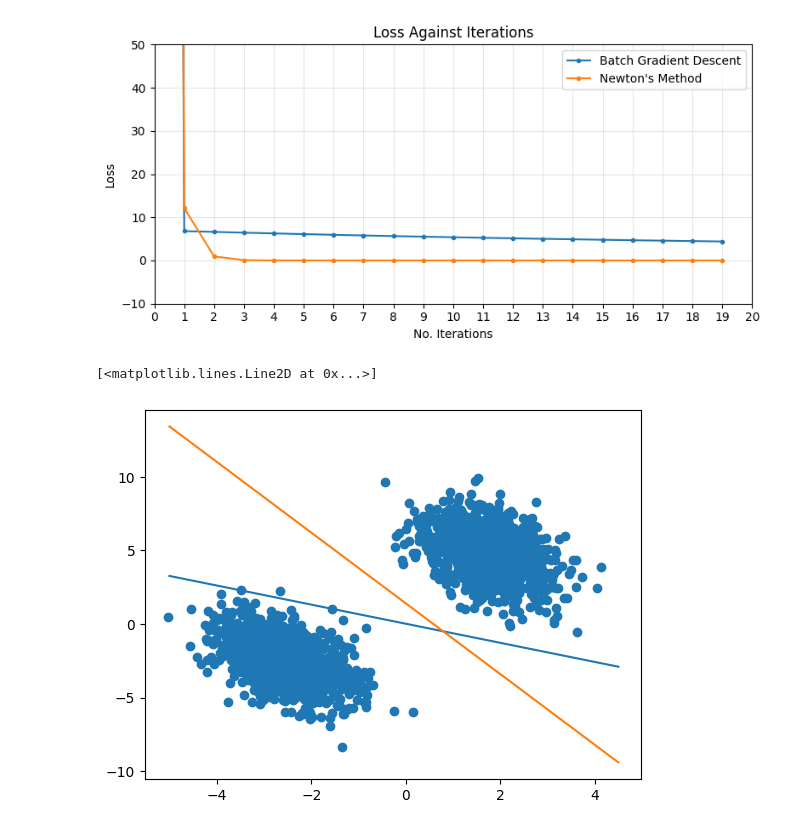
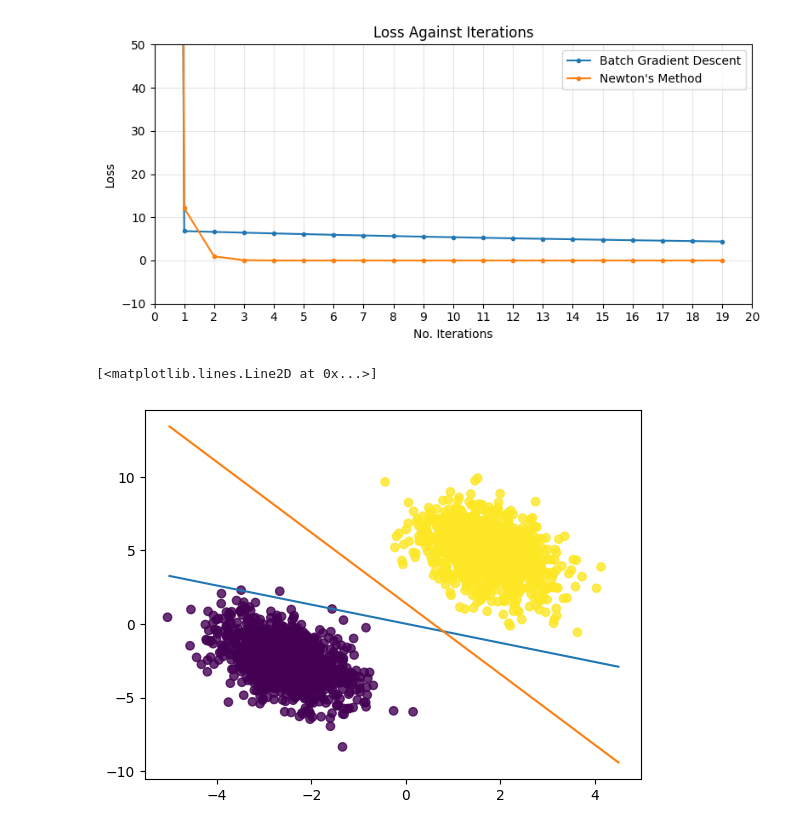
Before and after one commit to pulasthi-u/en3150-assignment02, a Jupyter notebook: A02.ipynb, the cells around one changed output. Saved outputs shown, nothing was run; the diff lists cells and outputs as text; code cells hidden in the pictures.

```diff
--- a/A02.ipynb
+++ b/A02.ipynb
@@ -177,29 +179,34 @@ for i in range(20):
 # %%
 ## Newton's Method
 
-# Initialize weights
-np.random.seed(1)
-w_NM = np.zeros((X.shape[1], 1))
+def NM(X, y, lr, max_iter=20):
+    # Initialize weights
+    np.random.seed(1)
+    w_NM = np.zeros((X.shape[1], 1))
 
-# Define a learning rate
-alpha = 3
+    # Initialize array to store progress over time
+    NM_losses = []
 
-for i in range(20):
-    y_hat = sigmoid(X @ w_NM)
+    for i in range(20):
+        y_hat = sigmoid(X @ w_NM)
 
-    # Compute the gradient
-    g = (X.T @ (y_hat - y)) / N
+        # Compute the gradient
+        g = (X.T @ (y_hat - y)) / N
 
-    # Compute the Hessian
-    S = np.diagflat(y_hat * (1 - y_hat))
-    H = (X.T @ S @ X) / N
+        # Compute the Hessian
+        S = np.diagflat(y_hat * (1 - y_hat))
+        H = (X.T @ S @ X) / N
 
-    # Find the step to take and update w
-    step = np.linalg.solve(H, g)
-    w_NM -= alpha * step
+        # Find the step to take and update w
+        step = np.linalg.solve(H, g)
+        w_NM -= lr * step
 
-    # Compute the loss
-    NM_losses.append(BCE(y, y_hat))
+        # Compute the loss
+        NM_losses.append(BCE(y, y_hat))
+
+    return w_NM, NM_losses
+
+w_NM, NM_losses = NM(X, y, 3)
 # %%
 plt.figure(figsize=(8, 4))
 
@@ -222,15 +229,15 @@ plt.show()
 # %% [output]
 [figure]
 # %%
-plt.scatter(X[:, 1], X[:, 2])
+plt.scatter(X[:, 1], X[:, 2], c=y, alpha=0.8)
 x = np.arange(-5, 5, 0.5)
 y = -(w_BGD[0] + w_BGD[1] * x) / w_BGD[2]
 plt.plot(x, y)
 y = -(w_NM[0] + w_NM[1] * x) / w_NM[2]
 plt.plot(x, y)
 # %% [output]
 [<matplotlib.lines.Line2D at 0x...>]
-[figure, old version]
+[figure, new version]
 # %%
 # Generate synthetic data again, with different centers
 np.random.seed(0)
```
Also changed, not shown: parts of 6 cells of this notebook.
